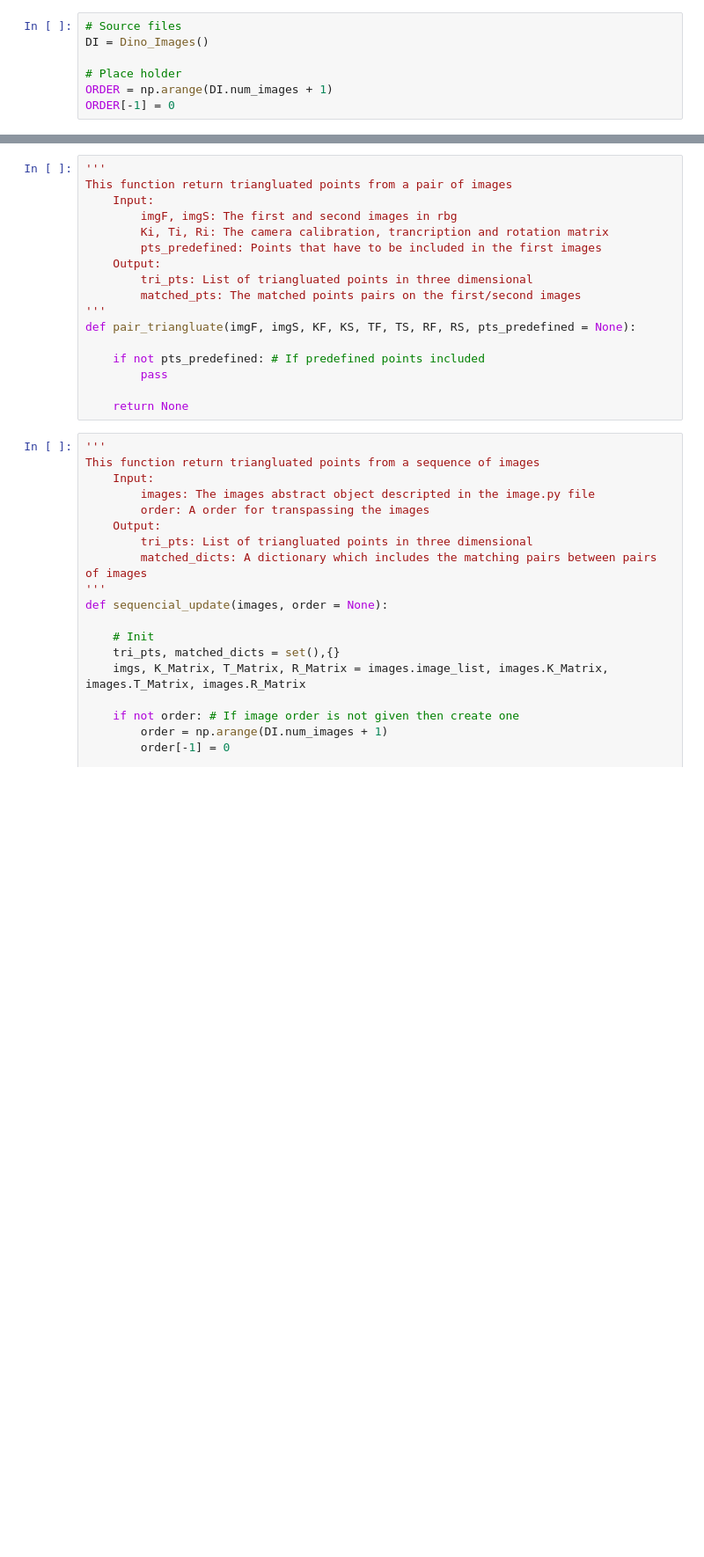
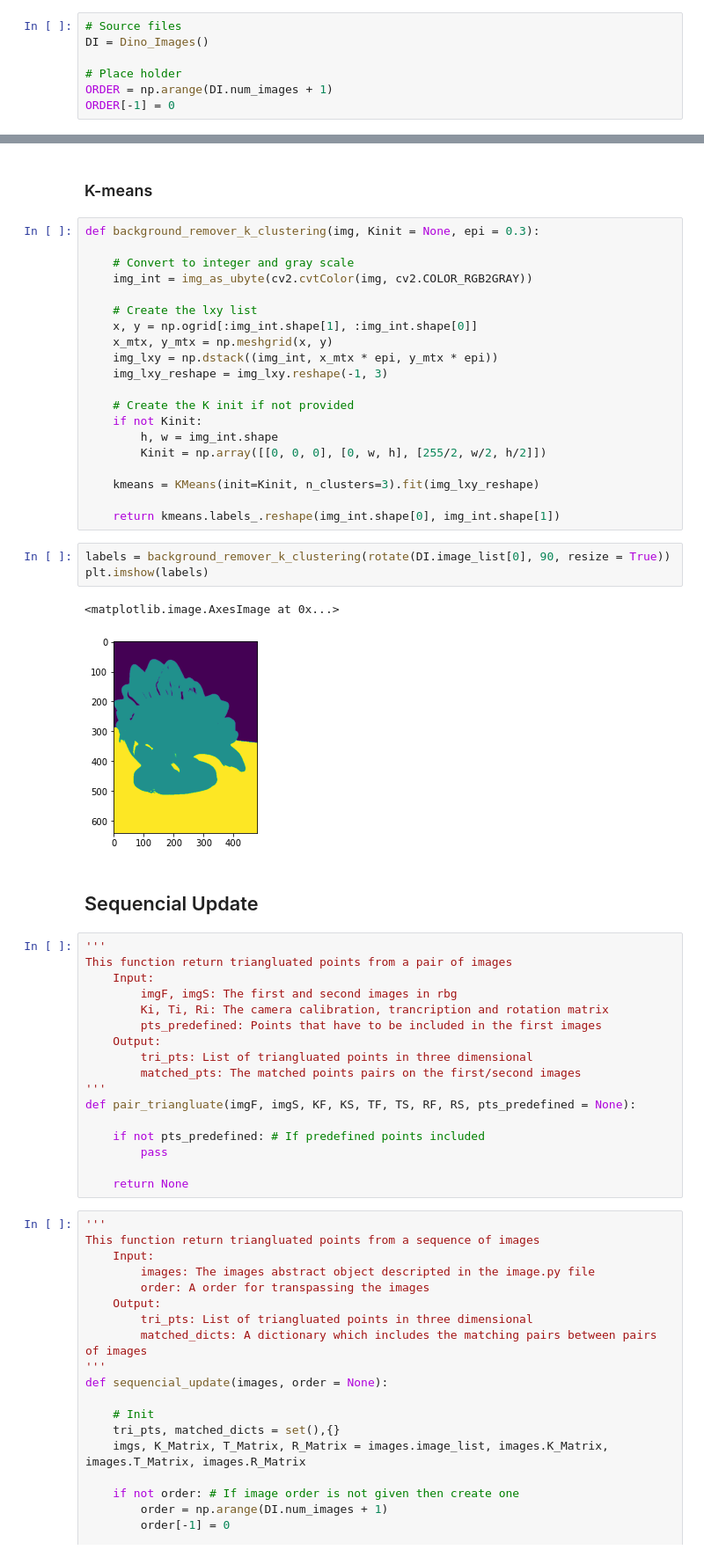
Before and after one commit to mingyuwoo98/volumetric-surface-reconstruction, a Jupyter notebook: jack.ipynb, the cells around one changed output, grey strips where cells are left out. Shown at 88% size. Saved outputs shown, nothing was run; the diff lists cells and outputs as text; blank space fills up the shorter version.

```diff
--- a/jack.ipynb
+++ b/jack.ipynb
@@ -18,3 +80,33 @@ ORDER[-1] = 0
+# %% [markdown]
+### K-means
+# %%
+def background_remover_k_clustering(img, Kinit = None, epi = 0.3):
+
+    # Convert to integer and gray scale
+    img_int = img_as_ubyte(cv2.cvtColor(img, cv2.COLOR_RGB2GRAY))
+
+    # Create the lxy list
+    x, y = np.ogrid[:img_int.shape[1], :img_int.shape[0]]
+    x_mtx, y_mtx = np.meshgrid(x, y)
+    img_lxy = np.dstack((img_int, x_mtx * epi, y_mtx * epi))
+    img_lxy_reshape = img_lxy.reshape(-1, 3)
+
+    # Create the K init if not provided
+    if not Kinit:
+        h, w = img_int.shape
+        Kinit = np.array([[0, 0, 0], [0, w, h], [255/2, w/2, h/2]])
+
+    kmeans = KMeans(init=Kinit, n_clusters=3).fit(img_lxy_reshape)
+
+    return kmeans.labels_.reshape(img_int.shape[0], img_int.shape[1])
+# %%
+labels = background_remover_k_clustering(rotate(DI.image_list[0], 90, resize = True))
+plt.imshow(labels)
+# %% [output]
+<matplotlib.image.AxesImage at 0x...>
+[figure, added]
+# %% [markdown]
+## Sequencial Update
 # %%
 '''
 This function return triangluated points from a pair of images
```
Also changed, not shown: parts of 6 cells of this notebook, 1 other file.
